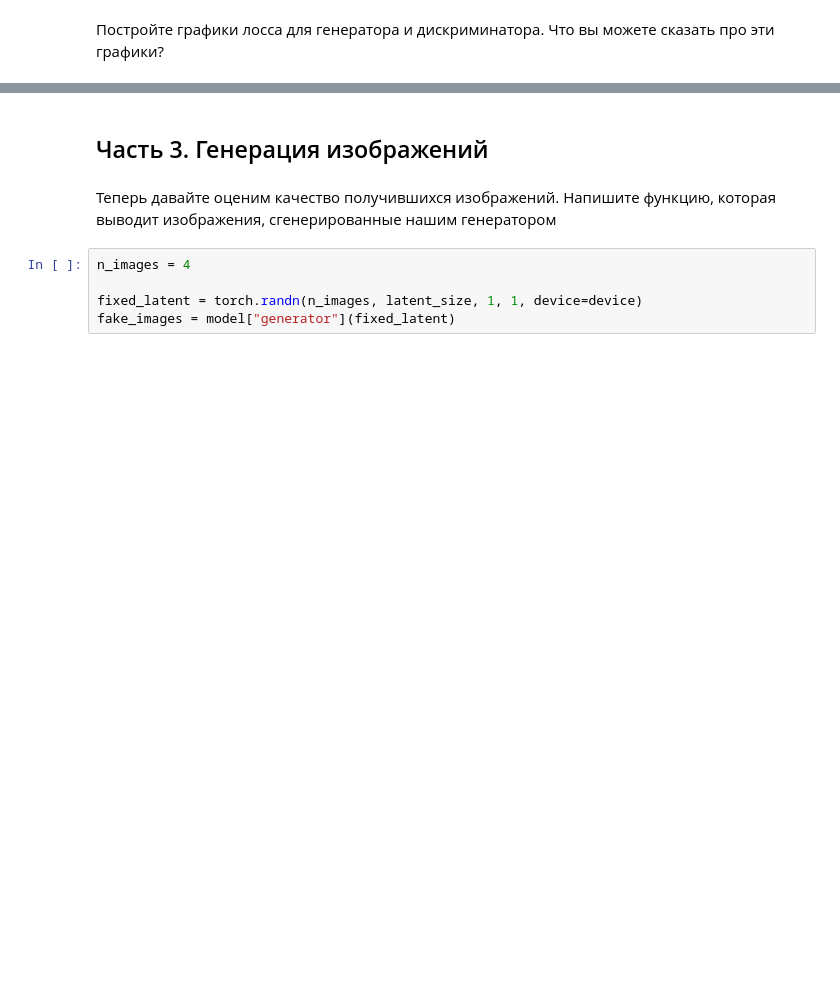
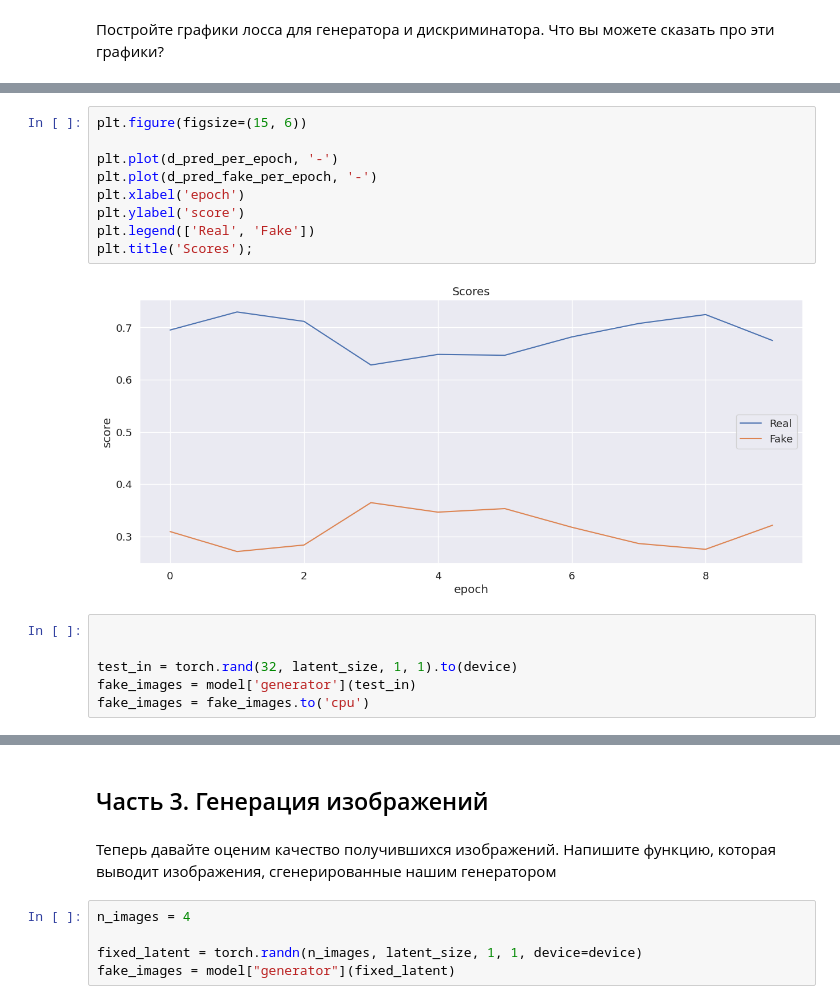
Before and after one commit to DeckardNine/DeckardNine, a Jupyter notebook: week_11_GANs/Homework/homework_8_gans_part_1.ipynb, the cells around one changed output, grey strips where cells are left out. Cells and saved outputs as stored; diff of their text form; blank space fills up the shorter version.

```diff
--- a/week_11_GANs/Homework/homework_8_gans_part_1.ipynb
+++ b/week_11_GANs/Homework/homework_8_gans_part_1.ipynb
@@ -318,0 +359,17 @@ KeyError: 'dicriminator'
+# %%
+plt.figure(figsize=(15, 6))
+
+plt.plot(d_pred_per_epoch, '-')
+plt.plot(d_pred_fake_per_epoch, '-')
+plt.xlabel('epoch')
+plt.ylabel('score')
+plt.legend(['Real', 'Fake'])
+plt.title('Scores');
+# %% [output]
+[figure, added]
+# %%
+
+
+test_in = torch.rand(32, latent_size, 1, 1).to(device)
+fake_images = model['generator'](test_in)
+fake_images = fake_images.to('cpu')
```
Also changed, not shown: parts of 10 cells of this notebook.
